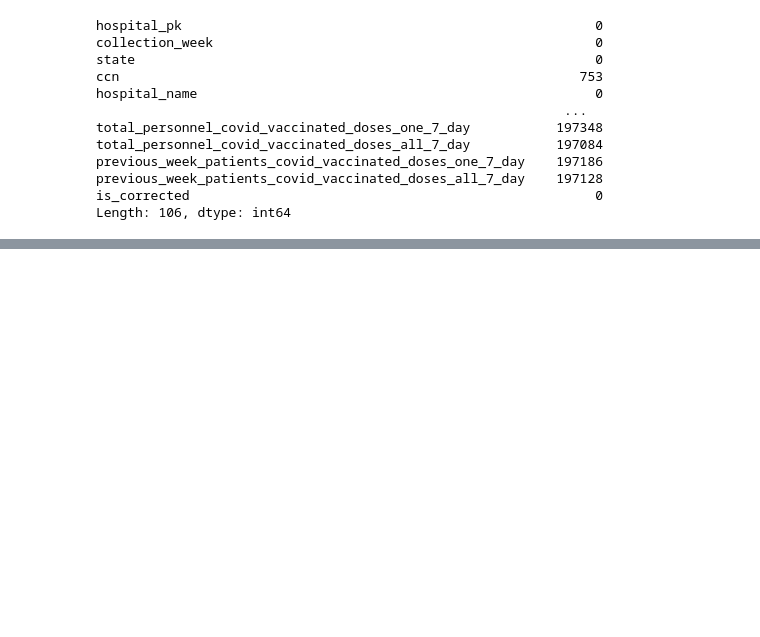
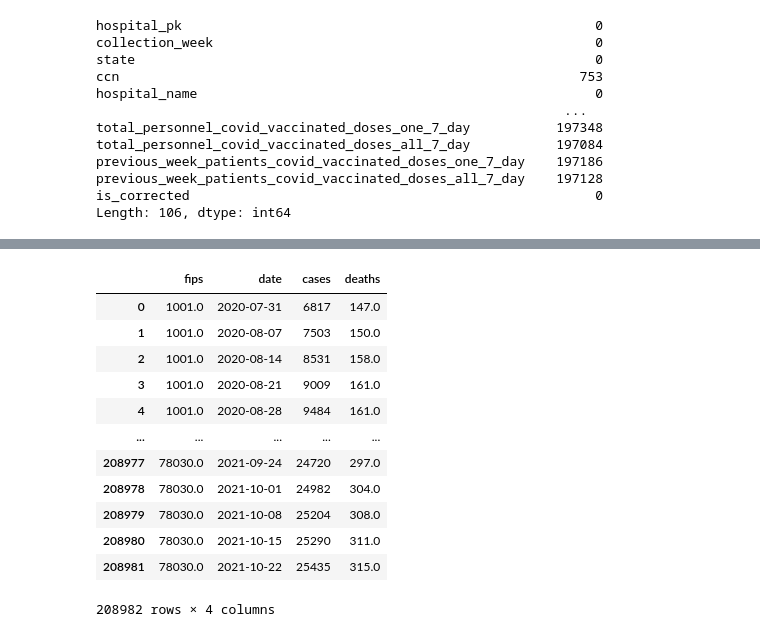
Before and after one commit to philippekerstens/Group-3, a Jupyter notebook: data_exploration.ipynb, the cells around one changed output, grey strips where cells are left out. Cells and saved outputs as stored; diff of their text form; code cells hidden in the pictures; blank space fills up the shorter version.

```diff
--- a/data_exploration.ipynb
+++ b/data_exploration.ipynb
@@ -320,0 +404,20 @@ hospital_data_df.dropna()
+# %%
+# Step 2:
+# Step 3:
+columns_to_sum = [nyt_data_filtered['cases'], nyt_data_filtered['deaths']]
+nyt_data_grouped = nyt_data_filtered.groupby(['fips', pd.Grouper(key='date', freq='W-FRI')]).agg({'cases':'sum','deaths':'sum'}).reset_index()
+nyt_data_grouped
+# %% [output]
+|  | fips | date | cases | deaths |
+| 0 | 1001.0 | 2020-07-31 | 6817 | 147.0 |
+| 1 | 1001.0 | 2020-08-07 | 7503 | 150.0 |
+| 2 | 1001.0 | 2020-08-14 | 8531 | 158.0 |
+| 3 | 1001.0 | 2020-08-21 | 9009 | 161.0 |
+| 4 | 1001.0 | 2020-08-28 | 9484 | 161.0 |
+| ... | ... | ... | ... | ... |
+| 208977 | 78030.0 | 2021-09-24 | 24720 | 297.0 |
+| 208978 | 78030.0 | 2021-10-01 | 24982 | 304.0 |
+| 208979 | 78030.0 | 2021-10-08 | 25204 | 308.0 |
+| 208980 | 78030.0 | 2021-10-15 | 25290 | 311.0 |
+| 208981 | 78030.0 | 2021-10-22 | 25435 | 315.0 |
+208982 rows × 4 columns
```
Also changed, not shown: parts of 11 cells of this notebook.
